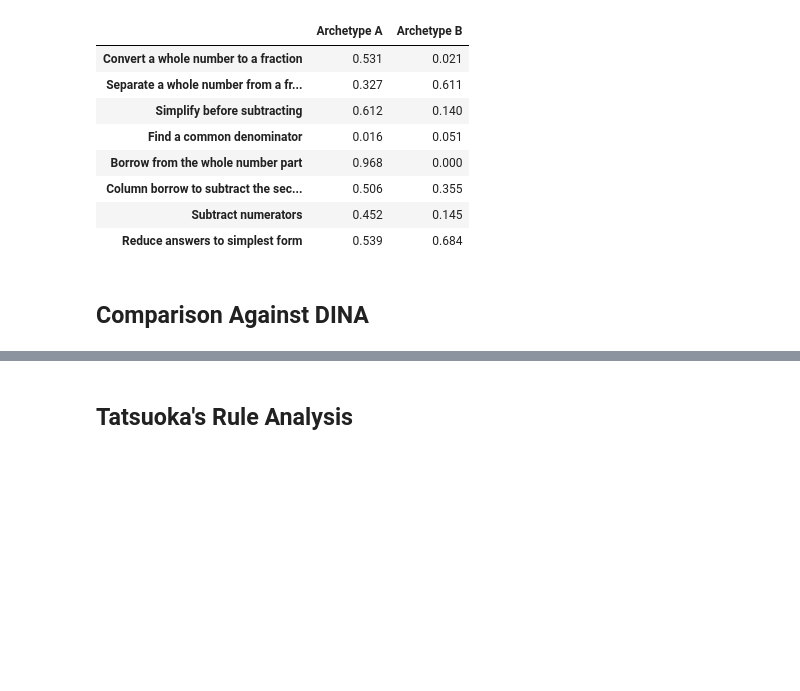
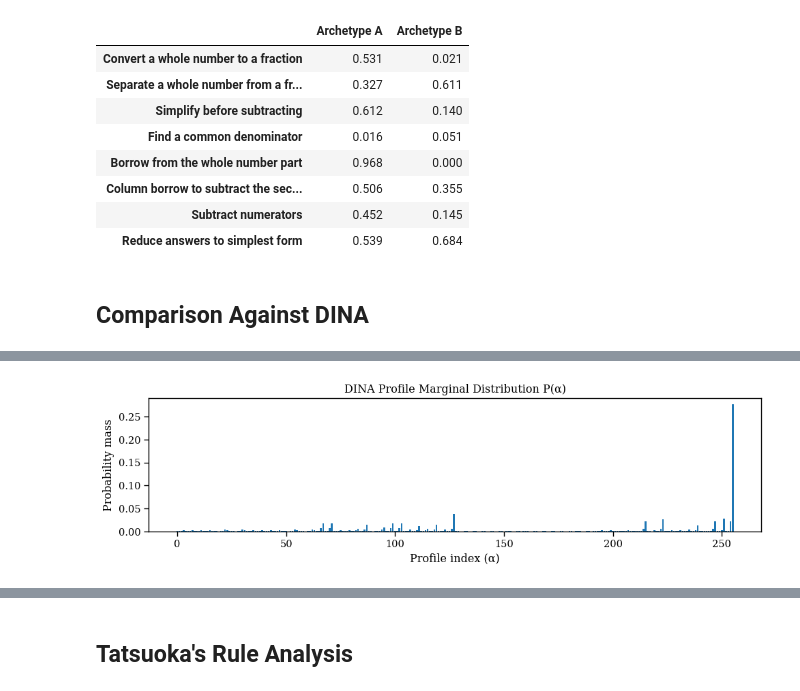
Before and after one commit to lentin26/mixture-of-latent-archetypes, a Jupyter notebook: low-dimensional-experiment/qualitative-study-frac-subtr.ipynb, the cells around one changed output, grey strips where cells are left out. Saved outputs shown, nothing was run; the diff lists cells and outputs as text; code cells hidden in the pictures; blank space fills up the shorter version.

Commit message:
added dina vs mola comparison, tatsuoka analysis

```diff
--- a/low-dimensional-experiment/qualitative-study-frac-subtr.ipynb
+++ b/low-dimensional-experiment/qualitative-study-frac-subtr.ipynb
@@ -61,14 +66,14 @@ Item response data shape: (536, 20)
 
 `Q_matrix`: binary item-skill matrix, where a "1" signifies that the item requires the skill, and "0" signifies the opposite.
 # %%
-df = download_R_file_to_pandas("fraction.subtraction.qmatrix")
+Q_df = download_R_file_to_pandas("fraction.subtraction.qmatrix")
 
 # Convert to NumPy array
-Q_matrix = df.to_numpy()
+Q_matrix = Q_df.to_numpy()
 
 # Print shape and header
-print("Item response data shape:", df.shape)
-df.head()
+print("Item response data shape:", Q_df.shape)
+Q_df.head()
 # %% [output]
 Item response data shape: (20, 8)
 |  | alpha1 | alpha2 | alpha3 | alpha4 | alpha5 | alpha6 | alpha7 | alpha8 |
@@ -269,0 +262,5 @@ RuntimeError: Unable to determine R_HOME.
+# %%
+from src.cdm.dina import DINA
+
+dina = DINA()
+dina.fit(X_df, Q_df)
@@ -269,0 +285,27 @@ RuntimeError: Unable to determine R_HOME.
+# %%
+P_m_X = mola.get_posterior(X)
+P_a_X = dina.pred_profile_probas(X_df)
+
+# inputs
+P_m_X = mola.get_posterior(X)          # (N, M)
+P_a_X = dina.pred_profile_probas(X_df) # (N, A=256)
+
+# joint alignment (key object)
+C = P_a_X.T @ P_m_X   # (A, M)
+
+# Convert to P(m | a)
+C_norm = C / (C.sum(axis=1, keepdims=True) + 1e-12)
+
+# marginals
+P_a = P_a_X.mean(axis=0)
+P_m = P_m_X.mean(axis=0)
+# %%
+plt.figure(figsize=(10, 3))
+plt.bar(np.arange(len(P_a)), P_a)
+plt.title("DINA Profile Marginal Distribution P(α)")
+plt.xlabel("Profile index (α)")
+plt.ylabel("Probability mass")
+plt.tight_layout()
+plt.show()
+# %% [output]
+[figure, added]
```
Also changed, not shown: parts of 11 cells of this notebook, 2 other files.
